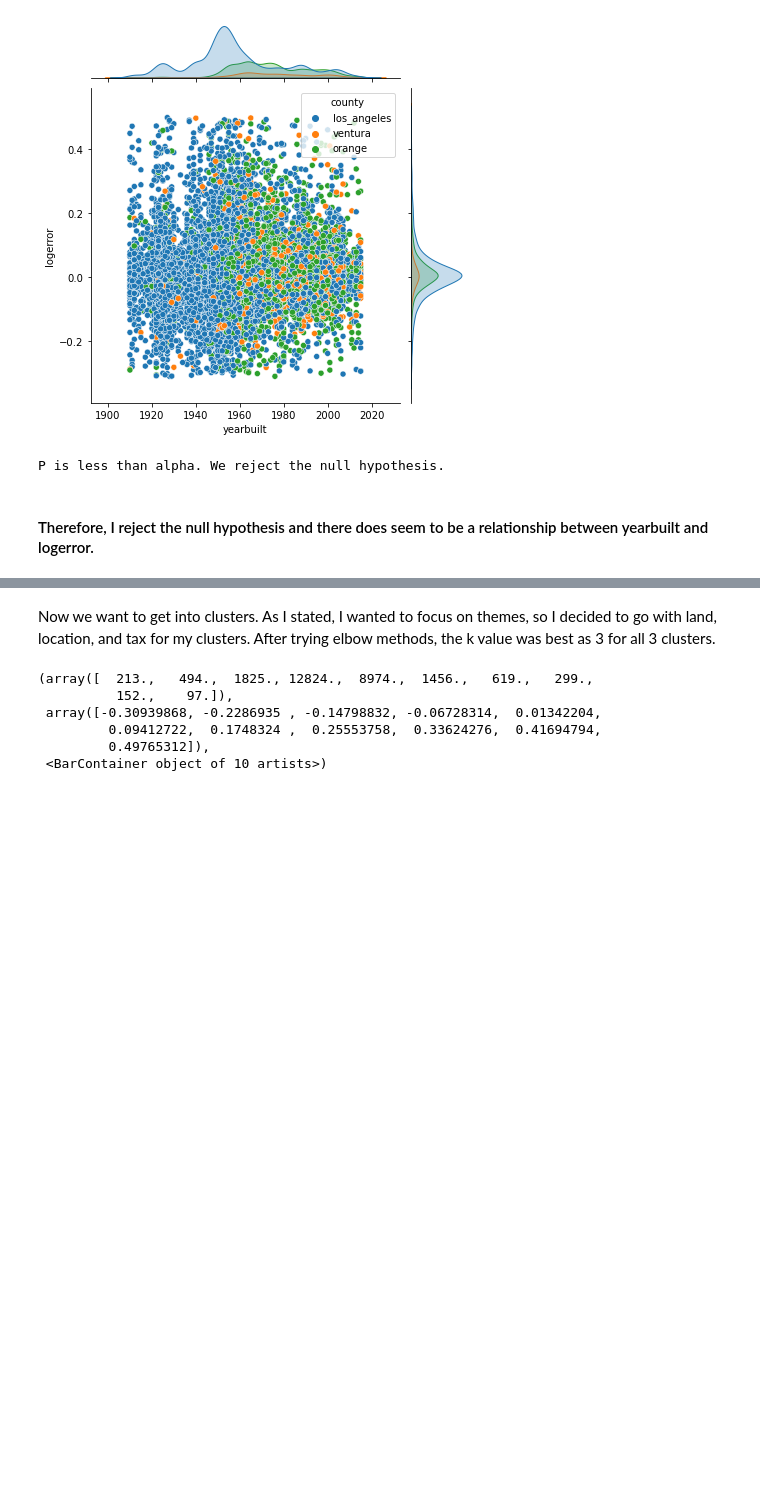
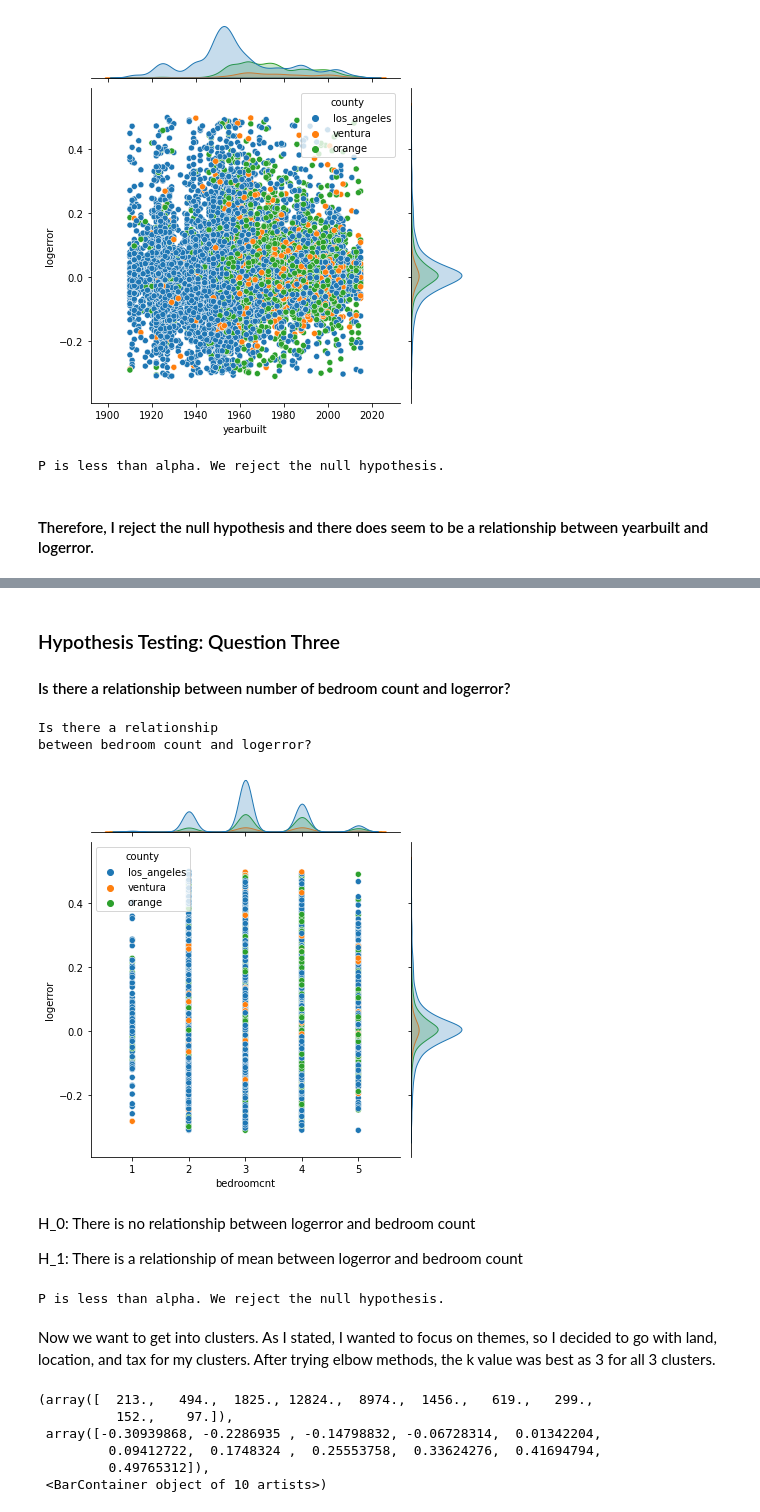
Before and after one commit to paigerackley/zillow-clustering-project, a Jupyter notebook: final_notebook.ipynb, the cells around one changed output, grey strips where cells are left out. Cells and saved outputs as stored; diff of their text form; code cells hidden in the pictures; blank space fills up the shorter version.

```diff
--- a/final_notebook.ipynb
+++ b/final_notebook.ipynb
@@ -139,3 +165,31 @@ P is less than alpha. We reject the null hypothesis.
+# %% [markdown]
+### Hypothesis Testing: Question Three
+
+#### Is there a relationship between number of bedroom count and logerror?
+# %%
+#creating a joinplot to see if any linear relationship (also adding in county)
+
+print("Is there a relationship\nbetween bedroom count and logerror?")
+sns.jointplot(x="bedroomcnt", y="logerror", data=train, hue = 'county')
+plt.xlabel("Bedroom Count")
+plt.ylabel("Logerror")
+plt.show()
+# %% [output]
+Is there a relationship
+between bedroom count and logerror?
+[figure, added]
+# %% [markdown]
+H_0: There is no relationship between logerror and bedroom count
+
+H_1: There is a relationship of mean between logerror and bedroom count
+# %%
+corr, p = stats.spearmanr(train.bedroomcnt, train.logerror)
+
+
+if p < alpha:
+    print('\nP is less than alpha. We reject the null hypothesis.')
+# %% [output]
+P is less than alpha. We reject the null hypothesis.
 # %% [markdown]
 Now we want to get into clusters. As I stated, I wanted to focus on themes, so I decided to go with land, location, and tax for my clusters. After trying elbow methods, the k value was best as 3 for all 3 clusters.
 # %%
```
Also changed, not shown: parts of 14 cells of this notebook.
